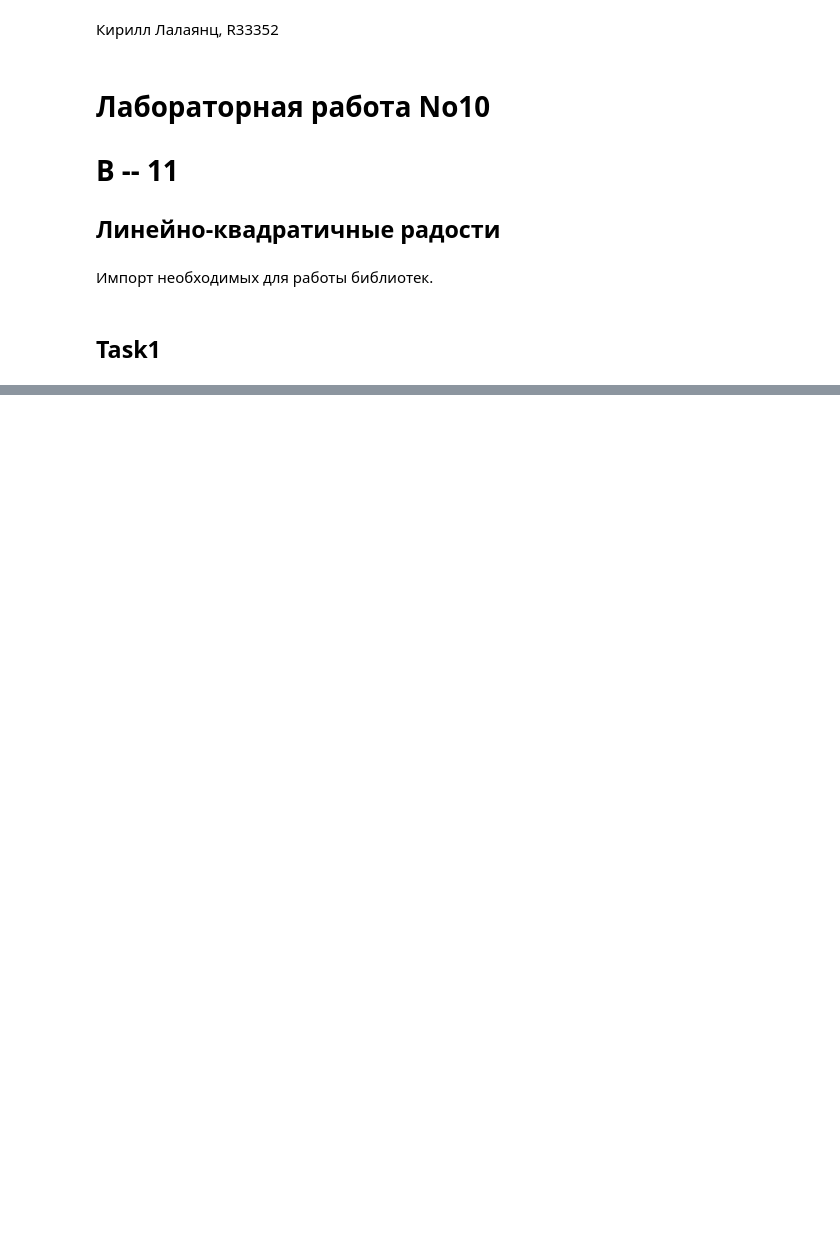
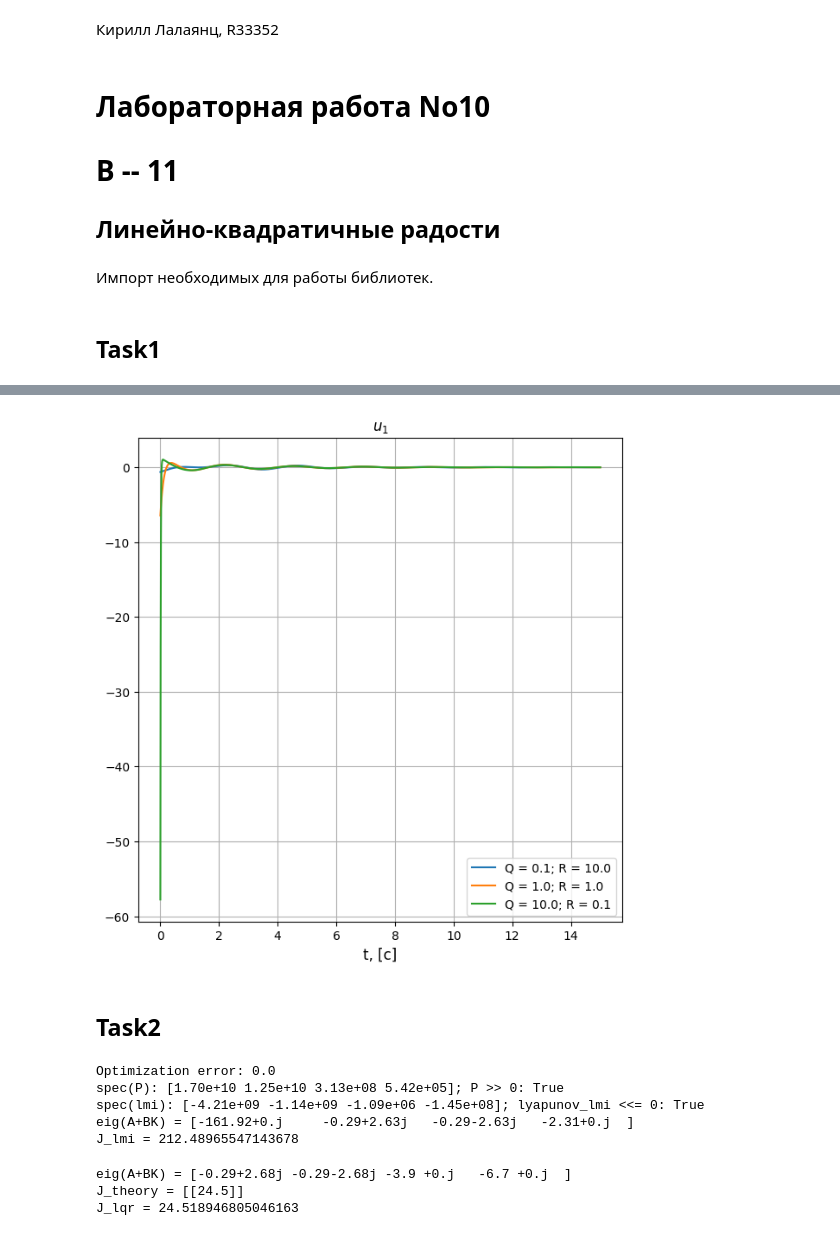
Before and after one commit to lalayants/control-theory-itmo-2023-2024, a Jupyter notebook: spring/Lab10/lab10.ipynb, the cells around one changed output, grey strips where cells are left out. Cells and saved outputs as stored; diff of their text form; code cells hidden in the pictures; blank space fills up the shorter version.

```diff
--- a/spring/Lab10/lab10.ipynb
+++ b/spring/Lab10/lab10.ipynb
@@ -143,0 +143,16 @@ J_real = 2057.8004541007786
+# %%
+fig, axs = plt.subplots(1, 1, figsize=(7, 7))
+plt.subplots_adjust(left=0.1, bottom=0.1, right=0.9, top=0.9, wspace=0.4,hspace=0.4)
+
+for u, l in task1_us:
+    plt.plot(ts, u[0], label=l)
+
+plt.xlabel(f"t, [c]", fontsize=12)
+plt.title(f"$u_1$", fontsize=12)
+plt.grid(True)
+plt.legend()
+plt.savefig(f'{SAVE_PATH}/task1_us.jpg')
+# %% [output]
+[figure, added]
+# %% [markdown]
+## Task2
@@ -143,0 +180,32 @@ J_real = 2057.8004541007786
+# %%
+K = get_K_from_lmi(A, B, 0)[0]
+lmi_ss = control.ss(A + B@K, A*0, A*0, A*0)
+print(f'eig(A+BK) = {np.linalg.eigvals(A + B@K)}')
+lmi_res = control.forced_response(lmi_ss, X0=task1_x0, T=ts)
+xs = lmi_res.states
+lmi_us = - K @ xs
+print(f"J_lmi = {dt * np.sum(np.diagonal(xs.T @ Q @ xs + lmi_us.T @ R @ lmi_us))}")
+# %% [output]
+Optimization error: 0.0
+spec(P): [1.70e+10 1.25e+10 3.13e+08 5.42e+05]; P >> 0: True
+spec(lmi): [-4.21e+09 -1.14e+09 -1.09e+06 -1.45e+08]; lyapunov_lmi <<= 0: True
+eig(A+BK) = [-161.92+0.j     -0.29+2.63j   -0.29-2.63j   -2.31+0.j  ]
+J_lmi = 212.48965547143678
+# %%
+Q = np.diag(np.ones((A.shape[0]))) * values[1]
+R = np.diag(np.ones((B.shape[1]))) * values[::-1][1]
+
+K, S, E = control.lqr(A, B, Q, R)
+print(f'eig(A+BK) = {E}')
+print(f"J_theory = {task1_x0.T @ S @ task1_x0}")
+
+lqr_ss = control.ss(A - B@K, A*0, A*0, A*0)
+lqr_res = control.forced_response(lqr_ss, X0=task1_x0, T=ts)
+
+xs = lqr_res.states
+lqr_us = - K @ xs
+print(f"J_lqr = {dt * np.sum(np.diagonal(xs.T @ Q @ xs + lqr_us.T @ R @ lqr_us))}")
+# %% [output]
+eig(A+BK) = [-0.29+2.68j -0.29-2.68j -3.9 +0.j   -6.7 +0.j  ]
+J_theory = [[24.5]]
+J_lqr = 24.518946805046163
```
Also changed, not shown: parts of 6 cells of this notebook, 1 other file.
